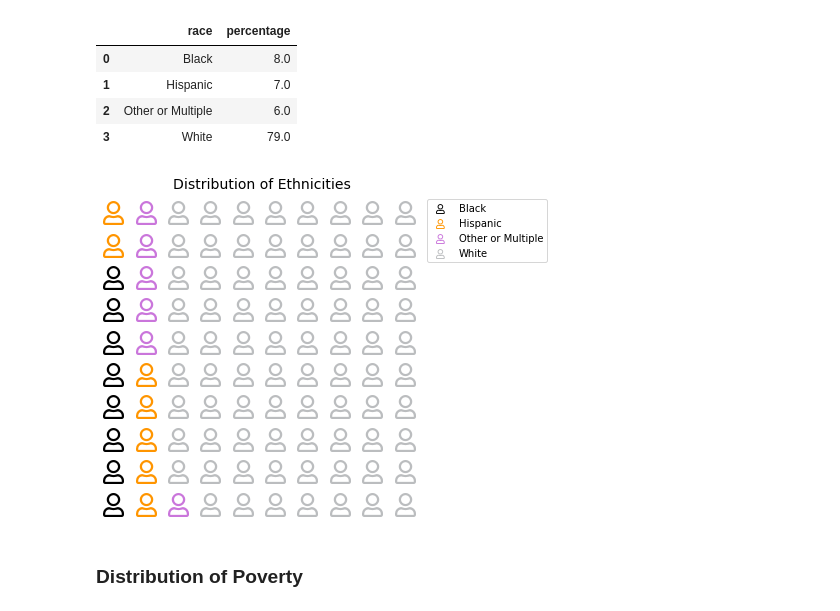
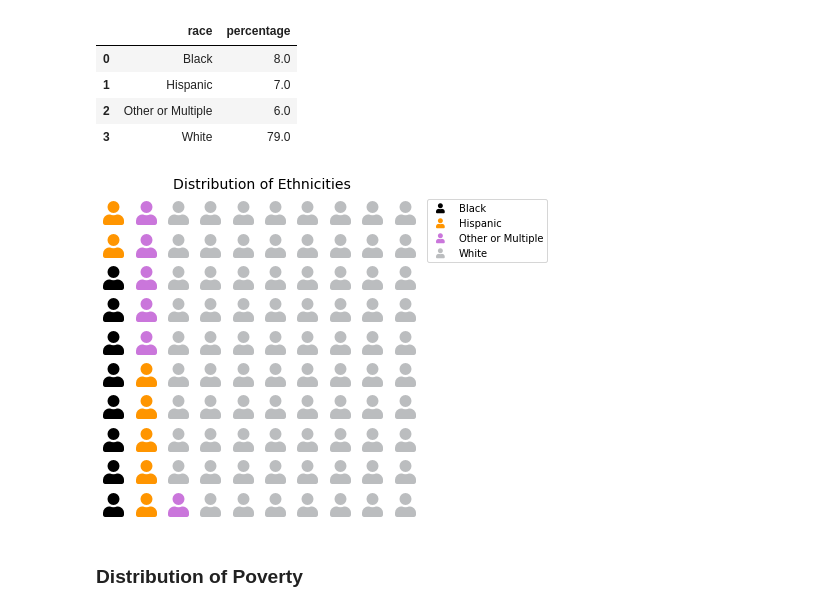
Before and after one commit to RayKwame/TheFluShot, a Jupyter notebook: notebooks/visualisations_presentation.ipynb, the cells around one changed output. Saved outputs shown, nothing was run; the diff lists cells and outputs as text; code cells hidden in the pictures.

```diff
--- a/notebooks/visualisations_presentation.ipynb
+++ b/notebooks/visualisations_presentation.ipynb
@@ -148,25 +150,26 @@ df_race
 # %%
 fig = plt.figure(
     FigureClass=Waffle,
     rows=10,
     values=df_race['percentage'],
     colors=["#000000", "#ff9500", "#ca76db", "#bbbdbf"],
     icons=['user', 'user', 'user', 'user'],
     font_size=24,
-    icon_style='regular',
+    icon_style='solid',
     icon_legend=True,
     rounding_rule='floor',
     legend={
         'labels': ['Black', 'Hispanic', 'Other or Multiple', 'White'],
         'loc': 'upper left',
         'bbox_to_anchor': (1, 1)
     },
     title={'label': 'Distribution of Ethnicities','loc': 'center','fontdict': {'fontsize': 14}},
 
     figsize=(10, 5)
 )
+plt.savefig('../images/info_race.jpg')
 # %% [output]
-[figure, old version]
+[figure, new version]
 # %% [markdown]
 ### Distribution of Poverty
 # %%
```
Also changed, not shown: parts of 8 cells of this notebook, 1 other file.
